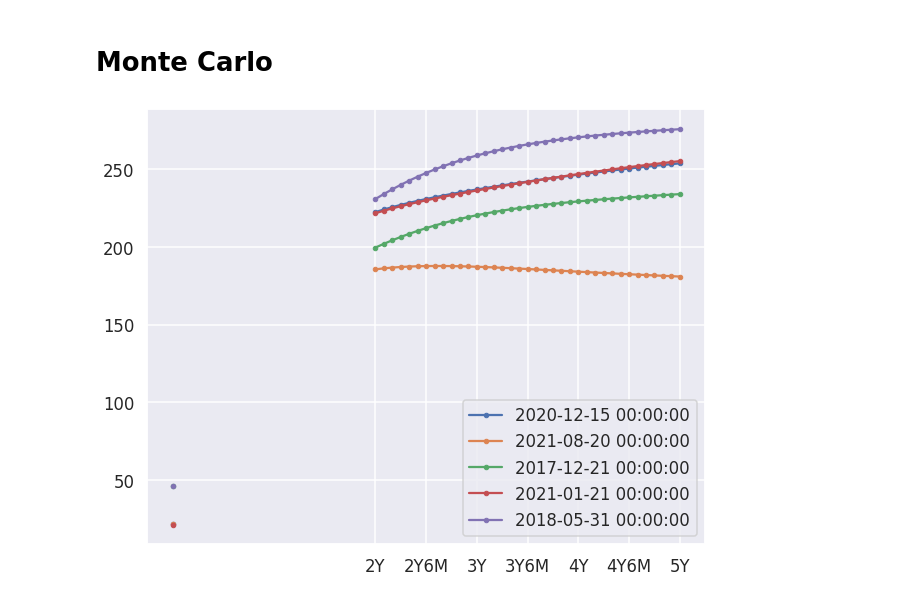
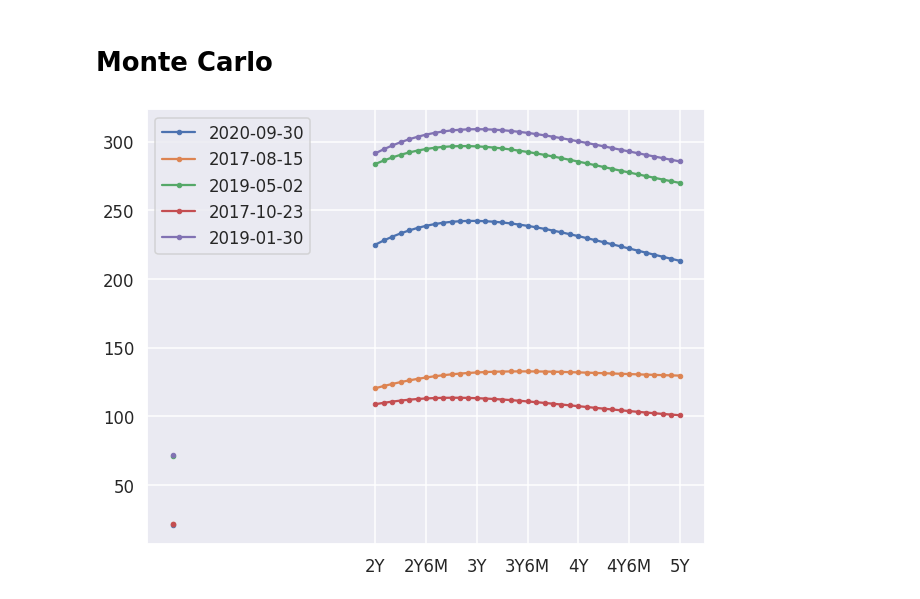
Before and after one commit to PiotMik/OIS_curve_modeling, a Jupyter notebook: OIS_Curve_modelling_3.ipynb, the cells around one changed output. Cells and saved outputs as stored; diff of their text form; code cells hidden in the pictures.

```diff
--- a/OIS_Curve_modelling_3.ipynb
+++ b/OIS_Curve_modelling_3.ipynb
@@ -427,7 +427,7 @@ class RegressionShortTermModel():
     @staticmethod
     def build_models(pivot_tenors):
         model = {pivot: Pipeline([('scaler', StandardScaler()),
-                                  ('poly', PolynomialFeatures(3)),
+                                  ('poly', PolynomialFeatures(2)),
                                   ('regressor', LassoCV(max_iter=1000000))]) for pivot in pivot_tenors}
         return model
 
@@ -476,7 +476,7 @@ class RegressionShortTermModel():
           if pivot not in self.pivot_tenors:
             raise ValueError(f'Tenor {pivot} is not modelled.')
 
-          pivot_sim = pd.DataFrame(self.models[pivot].predict(X[pivot]))
+          pivot_sim = pd.DataFrame(self.models[pivot].predict(X_pred[pivot]))
           pivot_sim.index = X.index
           pivot_sim.columns = [pivot]
           preds.append(pivot_sim)
@@ -542,27 +543,28 @@ ValueError: ignored
 # %%
 %matplotlib inline
 sns.set_context('talk')
 plt.rcParams['figure.figsize'] = (10, 8)
 
 # Simulate SONIA
 sonia_sim = sonia_model.simulate(dates=rates.diff().dropna().index,
                                  x0=sonia.iloc[[0], :])
 
 # Simulate long OIS tenors
 cutoff_tenor = '2Y'
 long_term_model = PCA_term_structure(pca_num = 3, cutoff_tenor = cutoff_tenor)
 long_term_model.fit(data=rates)
 
 long_term_sim = long_term_model.simulate(dates=rates.diff().dropna().index,
                                          x0=rates.loc[:, cutoff_tenor:].iloc[[0], :],
                                          sonia_scenario = sonia_sim)
 
 temp_sim = pd.concat([sonia_sim, long_term_sim], axis=1)
 plot_df = pd.concat([rates.iloc[[0], :], temp_sim], axis = 0).iloc[1:, :].sample(5)
+plot_df.index = plot_df.index.strftime('%Y-%m-%d')
 plot_df.T.plot(marker='.')
 
 tenors = long_term_model.modelled_tenors[::6]
 plt.xticks([rev_tenor_parser(t) for t in tenors], tenors);
 # %% [output]
-[figure, old version]
+[figure, new version]
 # %%
```
Also changed, not shown: parts of 10 cells of this notebook.
